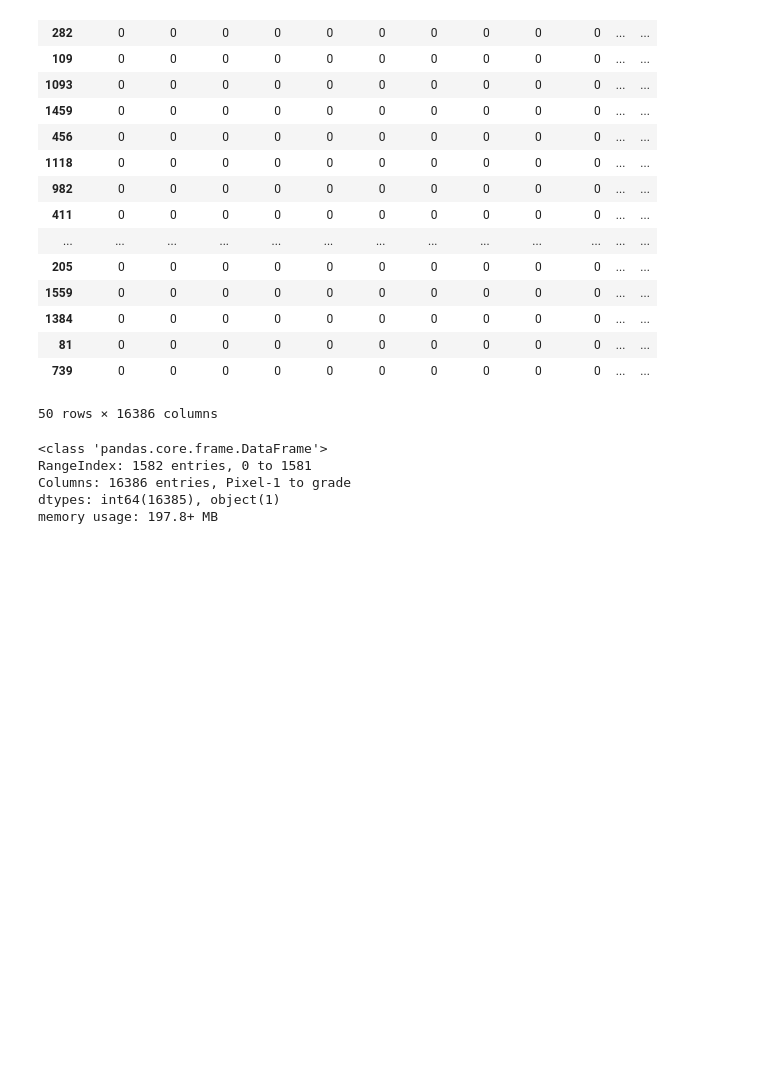
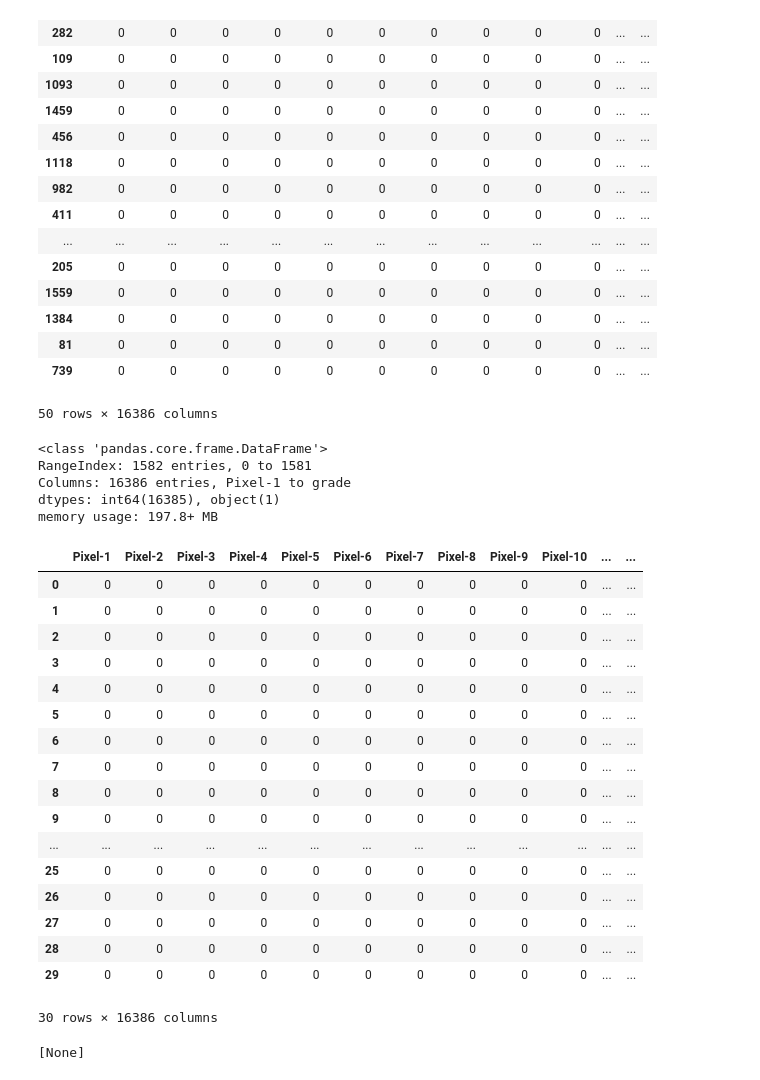
Before and after one commit to negativenagesh/Arecaverse, a Jupyter notebook: EDA/eda.ipynb, the cells around one changed output. Saved outputs shown, nothing was run; the diff lists cells and outputs as text; code cells hidden in the pictures; blank space fills up the shorter version.

Commit message:
shuffled data

```diff
--- a/EDA/eda.ipynb
+++ b/EDA/eda.ipynb
@@ -110,3 +109,29 @@ RangeIndex: 1582 entries, 0 to 1581
 Columns: 16386 entries, Pixel-1 to grade
 dtypes: int64(16385), object(1)
 memory usage: 197.8+ MB
+# %%
+shuffled_arecanut = arecanut.sample(frac=1).reset_index(drop=True)
+shuffled_arecanut.head(30)
+# %% [output]
+|  | Pixel-1 | Pixel-2 | Pixel-3 | Pixel-4 | Pixel-5 | Pixel-6 | Pixel-7 | Pixel-8 | Pixel-9 | Pixel-10 | ... | ... |
+| 0 | 0 | 0 | 0 | 0 | 0 | 0 | 0 | 0 | 0 | 0 | ... | ... |
+| 1 | 0 | 0 | 0 | 0 | 0 | 0 | 0 | 0 | 0 | 0 | ... | ... |
+| 2 | 0 | 0 | 0 | 0 | 0 | 0 | 0 | 0 | 0 | 0 | ... | ... |
+| 3 | 0 | 0 | 0 | 0 | 0 | 0 | 0 | 0 | 0 | 0 | ... | ... |
+| 4 | 0 | 0 | 0 | 0 | 0 | 0 | 0 | 0 | 0 | 0 | ... | ... |
+| 5 | 0 | 0 | 0 | 0 | 0 | 0 | 0 | 0 | 0 | 0 | ... | ... |
+| 6 | 0 | 0 | 0 | 0 | 0 | 0 | 0 | 0 | 0 | 0 | ... | ... |
+| 7 | 0 | 0 | 0 | 0 | 0 | 0 | 0 | 0 | 0 | 0 | ... | ... |
+| 8 | 0 | 0 | 0 | 0 | 0 | 0 | 0 | 0 | 0 | 0 | ... | ... |
+| 9 | 0 | 0 | 0 | 0 | 0 | 0 | 0 | 0 | 0 | 0 | ... | ... |
+| ... | ... | ... | ... | ... | ... | ... | ... | ... | ... | ... | ... | ... |
+| 25 | 0 | 0 | 0 | 0 | 0 | 0 | 0 | 0 | 0 | 0 | ... | ... |
+| 26 | 0 | 0 | 0 | 0 | 0 | 0 | 0 | 0 | 0 | 0 | ... | ... |
+| 27 | 0 | 0 | 0 | 0 | 0 | 0 | 0 | 0 | 0 | 0 | ... | ... |
+| 28 | 0 | 0 | 0 | 0 | 0 | 0 | 0 | 0 | 0 | 0 | ... | ... |
+| 29 | 0 | 0 | 0 | 0 | 0 | 0 | 0 | 0 | 0 | 0 | ... | ... |
+30 rows × 16386 columns
+# %%
+shuffled_arecanut.to_csv("arecanut.csv", index=False)
+# %% [output]
+[None]
```
Also changed, not shown: parts of 2 cells of this notebook.
